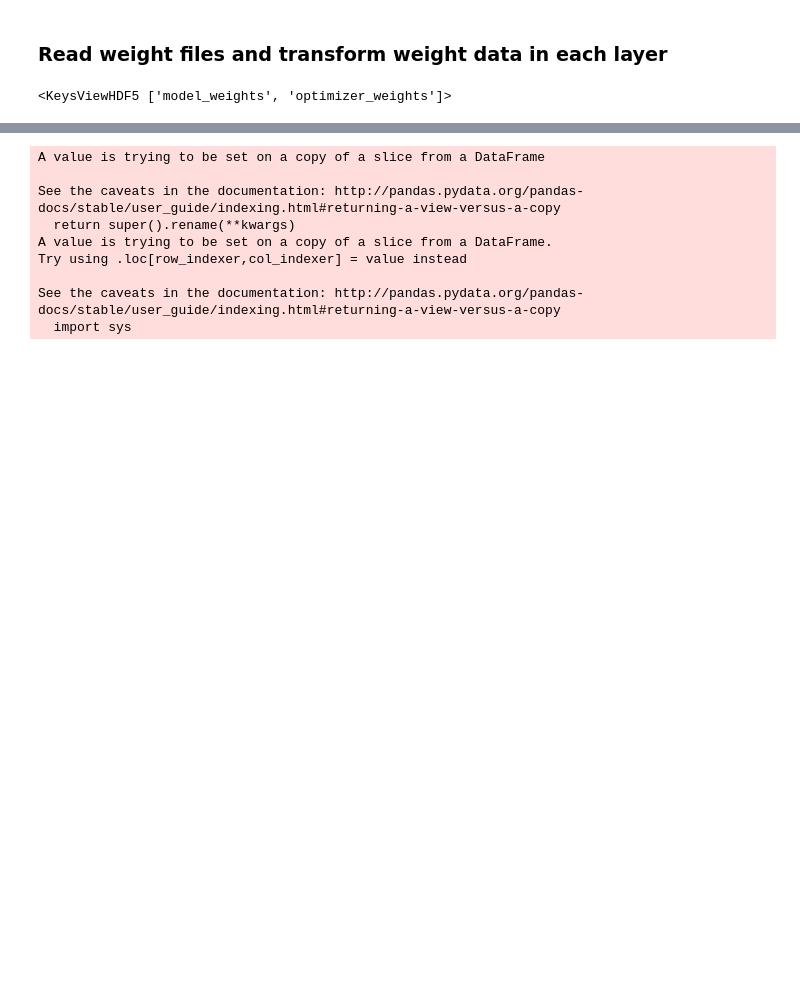
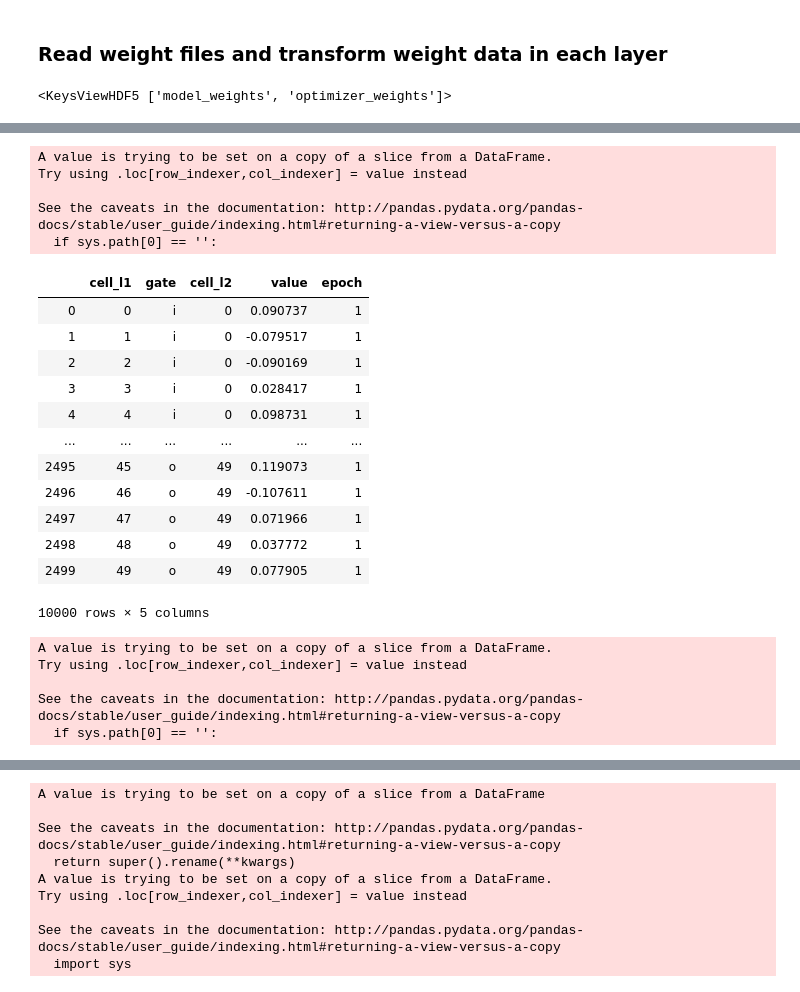
Before and after one commit to gj0706/my_research, a Jupyter notebook: neural_network/data_process.ipynb, the cells around one changed output, grey strips where cells are left out. Cells and saved outputs as stored; diff of their text form; code cells hidden in the pictures; blank space fills up the shorter version.

```diff
--- a/neural_network/data_process.ipynb
+++ b/neural_network/data_process.ipynb
@@ -275,0 +277,34 @@ def melt_columns(df):
+# %%
+ep1_trans = transform_gate_df(ep1, 1)
+ep1_trans
+# %% [output]
+A value is trying to be set on a copy of a slice from a DataFrame.
+Try using .loc[row_indexer,col_indexer] = value instead
+
+See the caveats in the documentation: http://pandas.pydata.org/pandas-docs/stable/user_guide/indexing.html#returning-a-view-versus-a-copy
+  if sys.path[0] == '':
+|  | cell_l1 | gate | cell_l2 | value | epoch |
+| 0 | 0 | i | 0 | 0.090737 | 1 |
+| 1 | 1 | i | 0 | -0.079517 | 1 |
+| 2 | 2 | i | 0 | -0.090169 | 1 |
+| 3 | 3 | i | 0 | 0.028417 | 1 |
+| 4 | 4 | i | 0 | 0.098731 | 1 |
+| ... | ... | ... | ... | ... | ... |
+| 2495 | 45 | o | 49 | 0.119073 | 1 |
+| 2496 | 46 | o | 49 | -0.107611 | 1 |
+| 2497 | 47 | o | 49 | 0.071966 | 1 |
+| 2498 | 48 | o | 49 | 0.037772 | 1 |
+| 2499 | 49 | o | 49 | 0.077905 | 1 |
+10000 rows × 5 columns
+# %%
+epoch_dfs = []
+for i in np.arange(1, 51):
+    ext = extract_weights('weights{:03d}.hdf5'.format(i),2)
+    epoch_trans = transform_gate_df(ext,i)
+    epoch_dfs.append(epoch_trans)
+# %% [output]
+A value is trying to be set on a copy of a slice from a DataFrame.
+Try using .loc[row_indexer,col_indexer] = value instead
+
+See the caveats in the documentation: http://pandas.pydata.org/pandas-docs/stable/user_guide/indexing.html#returning-a-view-versus-a-copy
+  if sys.path[0] == '':
```
Also changed, not shown: parts of 21 cells of this notebook.
